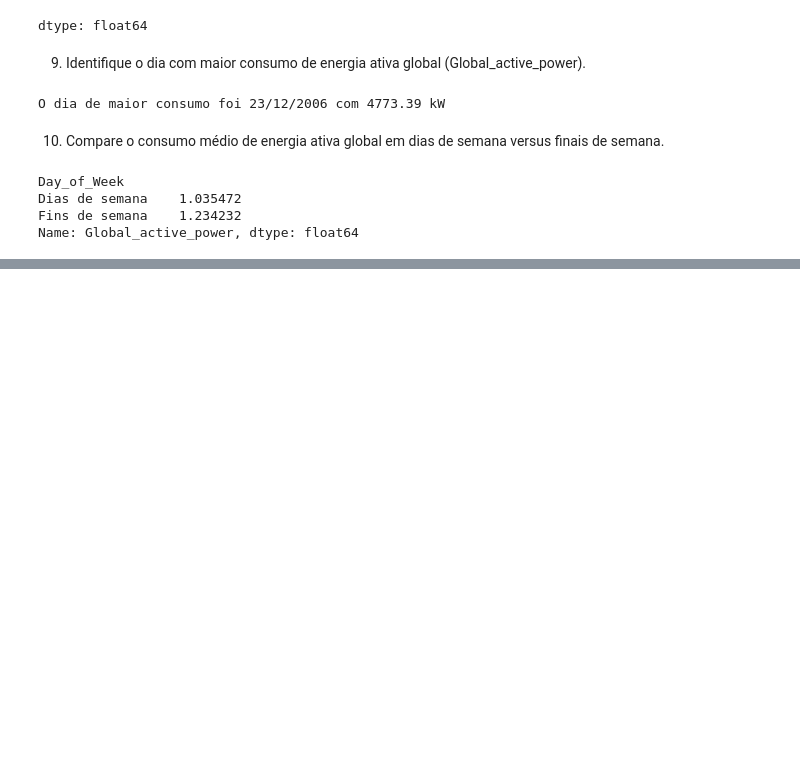
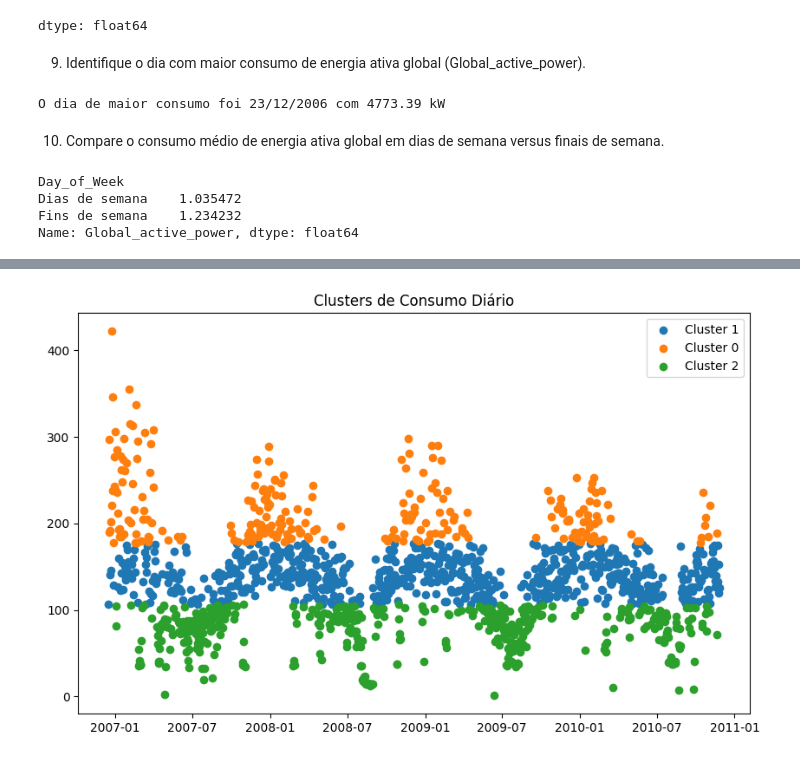
Before and after one commit to NathanMagno/energy-consumers-data, a Jupyter notebook: cp04.ipynb, the cells around one changed output, grey strips where cells are left out. Saved outputs shown, nothing was run; the diff lists cells and outputs as text; code cells hidden in the pictures; blank space fills up the shorter version.

```diff
--- a/cp04.ipynb
+++ b/cp04.ipynb
@@ -235,0 +401,11 @@ Name: Global_active_power, dtype: float64
+# %%
+# selecionando as colunas numéricas
+
+colunas_numericas = ['Global_active_power', 'Global_reactive_power', 'Voltage', 'Global_intensity', 'Sub_metering_1', 'Sub_metering_2', 'Sub_metering_3']
+
+# normalização
+
+scaler = MinMaxScaler()
+df[colunas_numericas] = scaler.fit_transform(df[colunas_numericas])
+
+display(df[colunas_numericas].head())
@@ -235,0 +448,17 @@ Name: Global_active_power, dtype: float64
+# %%
+df = df.dropna(subset=['Global_active_power'])
+diario = df.groupby('Date')['Global_active_power'].sum().reset_index()
+kmeans = KMeans(n_clusters=3)
+diario['cluster'] = kmeans.fit_predict(diario[['Global_active_power']])
+
+
+# Visualizar clusters
+plt.figure(figsize=(10,6))
+for c in diario['cluster'].unique():
+    plt.scatter(diario[diario['cluster']==c]['Date'],
+                diario[diario['cluster']==c]['Global_active_power'], label=f'Cluster {c}')
+plt.legend()
+plt.title("Clusters de Consumo Diário")
+plt.show()
+# %% [output]
+[figure, added]
```
Also changed, not shown: parts of 100 cells of this notebook.
